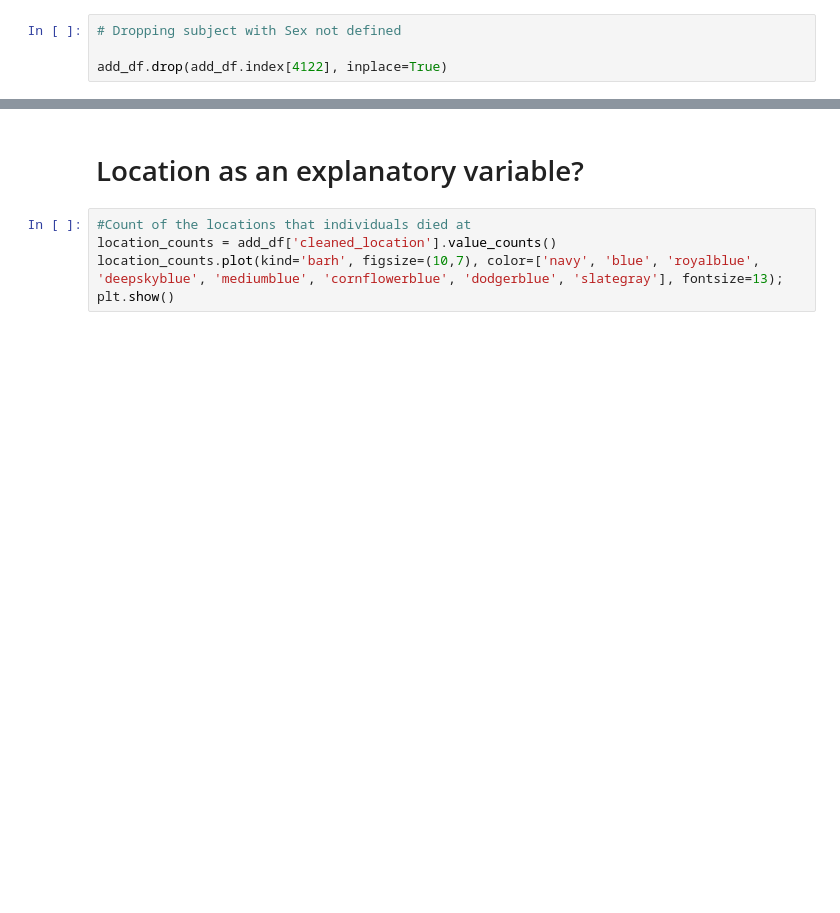
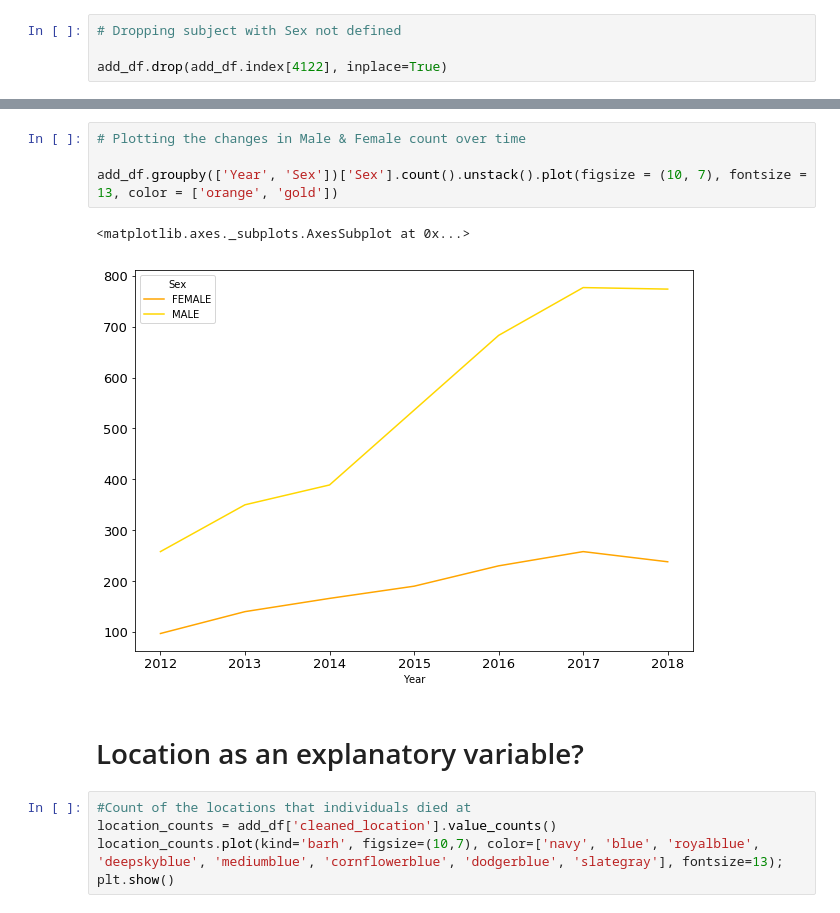
Before and after one commit to kalbond/data_science_term_project, a Jupyter notebook: notebooks/accidental_drug_related_deaths.ipynb, the cells around one changed output, grey strips where cells are left out. Cells and saved outputs as stored; diff of their text form; blank space fills up the shorter version.

```diff
--- a/notebooks/accidental_drug_related_deaths.ipynb
+++ b/notebooks/accidental_drug_related_deaths.ipynb
@@ -496,3 +535,10 @@ sex_age.plot(kind='bar', figsize = (10,7), fontsize=13, color = ['red', 'blue'])
+# %%
+# Plotting the changes in Male & Female count over time
+
+add_df.groupby(['Year', 'Sex'])['Sex'].count().unstack().plot(figsize = (10, 7), fontsize = 13, color = ['orange', 'gold'])
+# %% [output]
+<matplotlib.axes._subplots.AxesSubplot at 0x...>
+[figure, added]
 # %% [markdown]
 # Location as an explanatory variable?
 # %%
```
Also changed, not shown: parts of 10 cells of this notebook.
